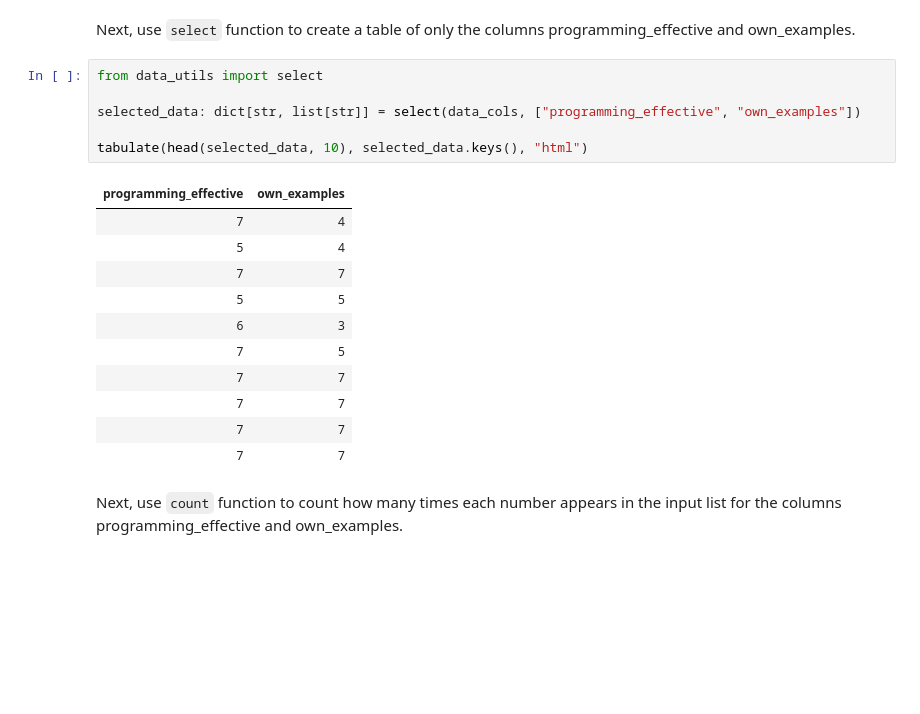
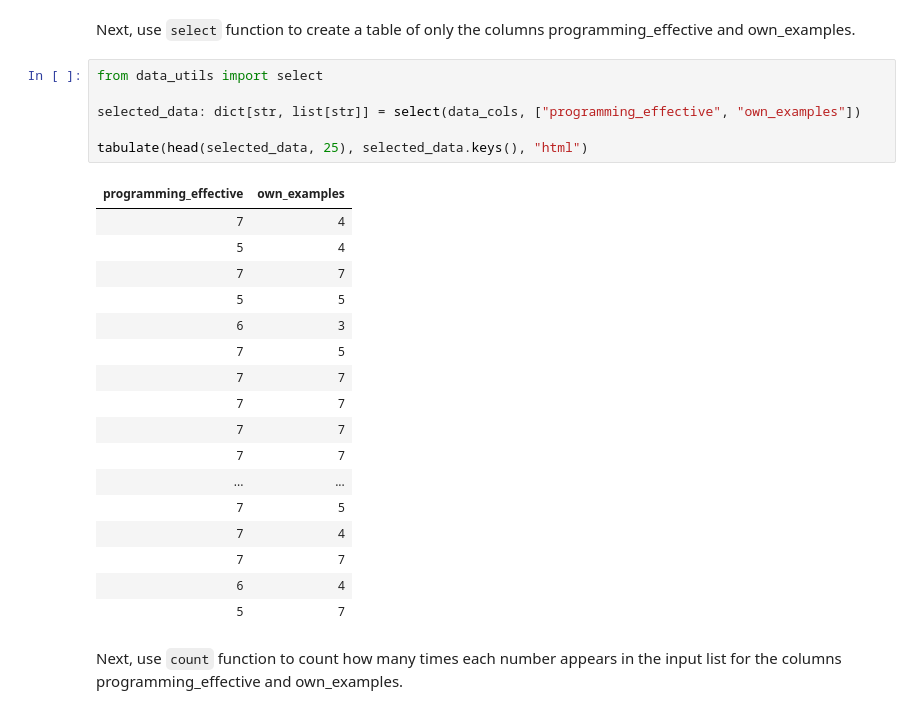
Before and after one commit to soniasm/comp110-22s-workspace, a Jupyter notebook: exercises/ex08/analysis.ipynb, the cells around one changed output. Cells and saved outputs as stored; diff of their text form; blank space fills up the shorter version.

```diff
--- a/exercises/ex08/analysis.ipynb
+++ b/exercises/ex08/analysis.ipynb
@@ -136,21 +136,27 @@ Next, use `select` function to create a table of only the columns programming_ef
 # %%
 from data_utils import select
 
 selected_data: dict[str, list[str]] = select(data_cols, ["programming_effective", "own_examples"])
 
-tabulate(head(selected_data, 10), selected_data.keys(), "html")
+tabulate(head(selected_data, 25), selected_data.keys(), "html")
 # %% [output]
 | programming_effective | own_examples |
 | 7 | 4 |
 | 5 | 4 |
 | 7 | 7 |
 | 5 | 5 |
 | 6 | 3 |
 | 7 | 5 |
 | 7 | 7 |
 | 7 | 7 |
 | 7 | 7 |
 | 7 | 7 |
+| ... | ... |
+| 7 | 5 |
+| 7 | 4 |
+| 7 | 7 |
+| 6 | 4 |
+| 5 | 7 |
 # %% [markdown]
 Next, use `count` function to count how many times each number appears in the input list for the columns programming_effective and own_examples.
 # %%
```
Also changed, not shown: parts of 2 cells of this notebook.
